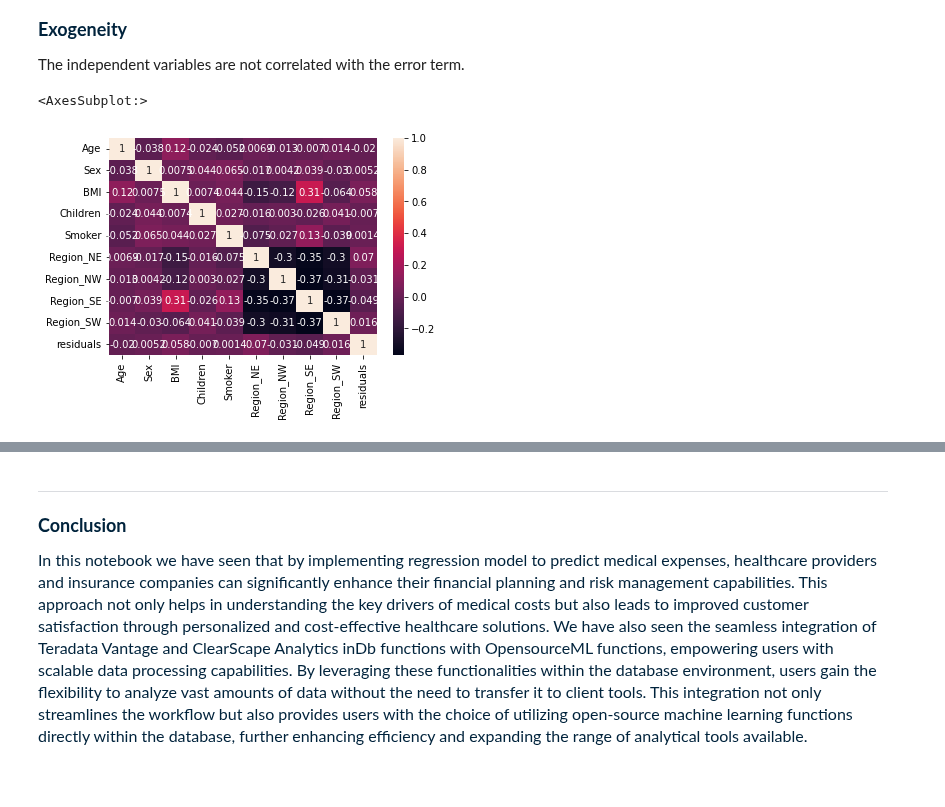
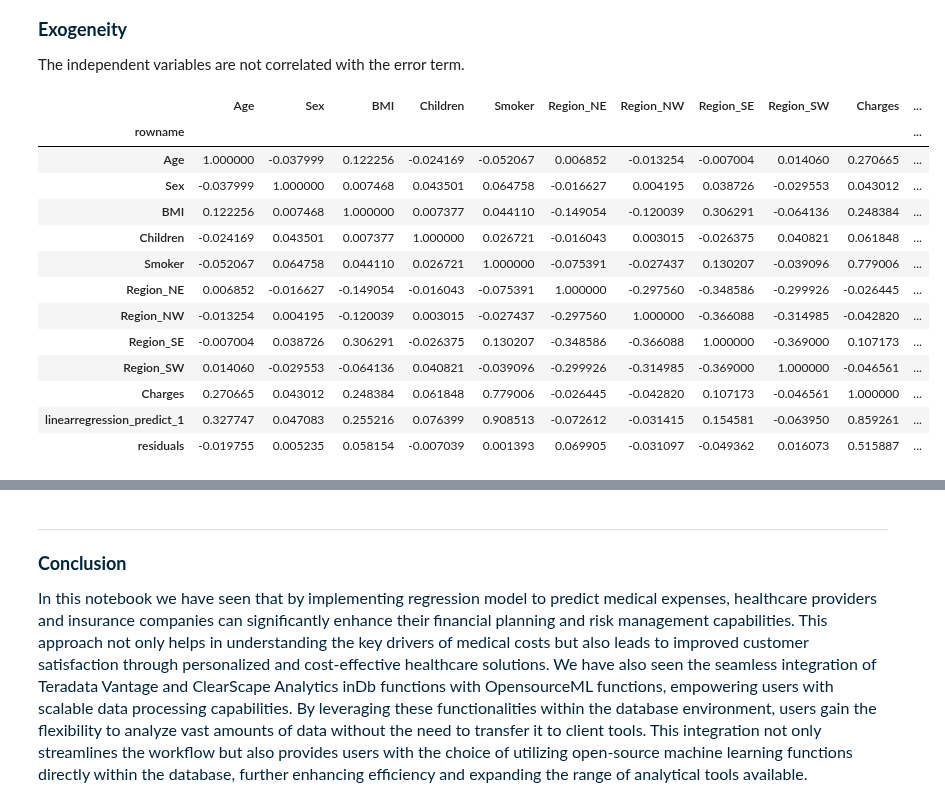
Before and after one commit to Teradata/jupyter-demos, a Jupyter notebook: UseCases/Dell_Innovation_Day/Health_Insurance_Costs_Python.ipynb, the cells around one changed output, grey strips where cells are left out. Drawn from its saved outputs; the diff is of its cells as text; code cells hidden in the pictures; blank space fills up the shorter version.

```diff
--- a/UseCases/Dell_Innovation_Day/Health_Insurance_Costs_Python.ipynb
+++ b/UseCases/Dell_Innovation_Day/Health_Insurance_Costs_Python.ipynb
@@ -683,10 +635,21 @@ lr_pred
 | 26 | 1 | 0.82243739289926 | 1 | 0 | 0 | 0 | 1 | 0 | 2927.06469726562 | ... |
 # %% [markdown]
 <p style = 'font-size:18px;font-family:Arial;color:#00233C'><b>Exogeneity</b></p>The independent variables are not correlated with the error term.
-# %%
-d = lr_pred.drop(columns = ['Charges', 'linearregression_predict_1']).to_pandas()
-data_corr = d.corr()
-sns.heatmap(data = data_corr, annot = True)
-# %% [output]
-<AxesSubplot:>
-[figure, removed]
+# %%
+corr = compute_correlation_matrix(lr_pred)
+corr
+# %% [output]
+|  | Age | Sex | BMI | Children | Smoker | Region_NE | Region_NW | Region_SE | Region_SW | Charges | ... |
+| rowname |  |  |  |  |  |  |  |  |  |  | ... |
+| Age | 1.000000 | -0.037999 | 0.122256 | -0.024169 | -0.052067 | 0.006852 | -0.013254 | -0.007004 | 0.014060 | 0.270665 | ... |
+| Sex | -0.037999 | 1.000000 | 0.007468 | 0.043501 | 0.064758 | -0.016627 | 0.004195 | 0.038726 | -0.029553 | 0.043012 | ... |
+| BMI | 0.122256 | 0.007468 | 1.000000 | 0.007377 | 0.044110 | -0.149054 | -0.120039 | 0.306291 | -0.064136 | 0.248384 | ... |
+| Children | -0.024169 | 0.043501 | 0.007377 | 1.000000 | 0.026721 | -0.016043 | 0.003015 | -0.026375 | 0.040821 | 0.061848 | ... |
+| Smoker | -0.052067 | 0.064758 | 0.044110 | 0.026721 | 1.000000 | -0.075391 | -0.027437 | 0.130207 | -0.039096 | 0.779006 | ... |
+| Region_NE | 0.006852 | -0.016627 | -0.149054 | -0.016043 | -0.075391 | 1.000000 | -0.297560 | -0.348586 | -0.299926 | -0.026445 | ... |
+| Region_NW | -0.013254 | 0.004195 | -0.120039 | 0.003015 | -0.027437 | -0.297560 | 1.000000 | -0.366088 | -0.314985 | -0.042820 | ... |
+| Region_SE | -0.007004 | 0.038726 | 0.306291 | -0.026375 | 0.130207 | -0.348586 | -0.366088 | 1.000000 | -0.369000 | 0.107173 | ... |
+| Region_SW | 0.014060 | -0.029553 | -0.064136 | 0.040821 | -0.039096 | -0.299926 | -0.314985 | -0.369000 | 1.000000 | -0.046561 | ... |
+| Charges | 0.270665 | 0.043012 | 0.248384 | 0.061848 | 0.779006 | -0.026445 | -0.042820 | 0.107173 | -0.046561 | 1.000000 | ... |
+| linearregression_predict_1 | 0.327747 | 0.047083 | 0.255216 | 0.076399 | 0.908513 | -0.072612 | -0.031415 | 0.154581 | -0.063950 | 0.859261 | ... |
+| residuals | -0.019755 | 0.005235 | 0.058154 | -0.007039 | 0.001393 | 0.069905 | -0.031097 | -0.049362 | 0.016073 | 0.515887 | ... |
```
Also changed, not shown: parts of 30 cells of this notebook.
